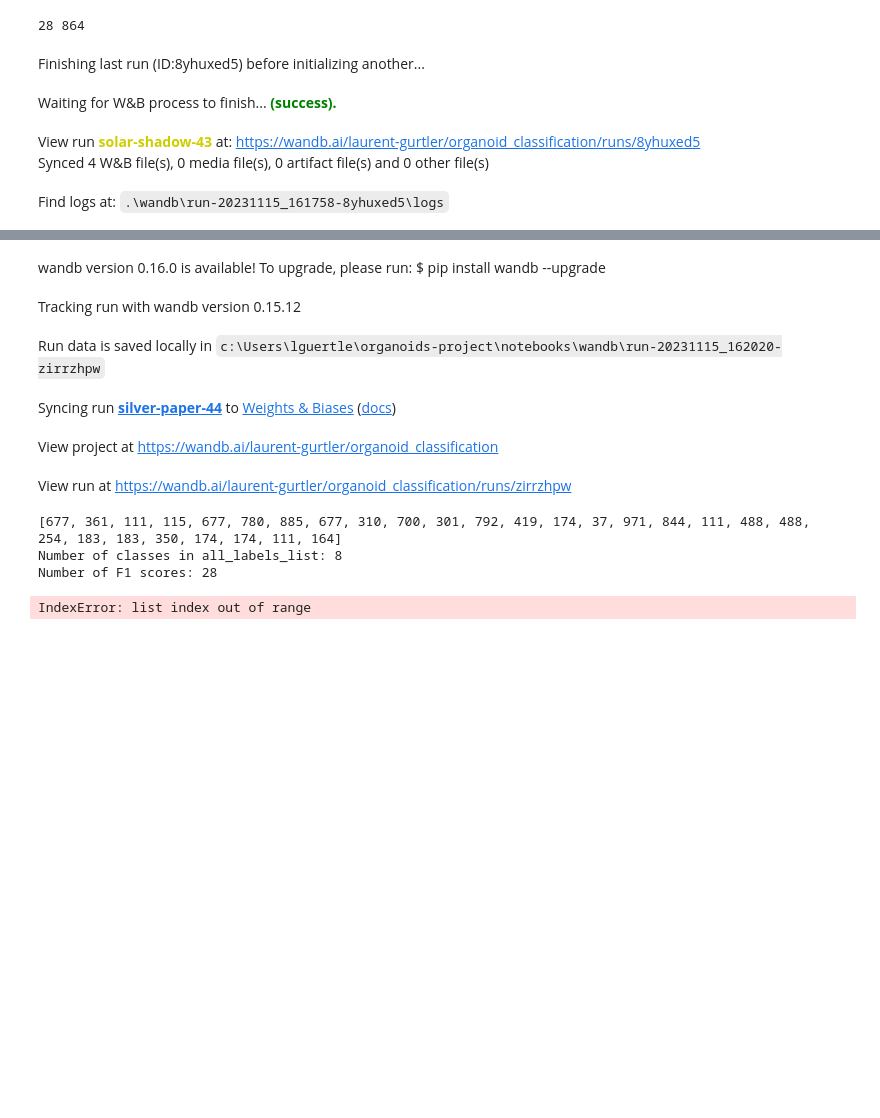
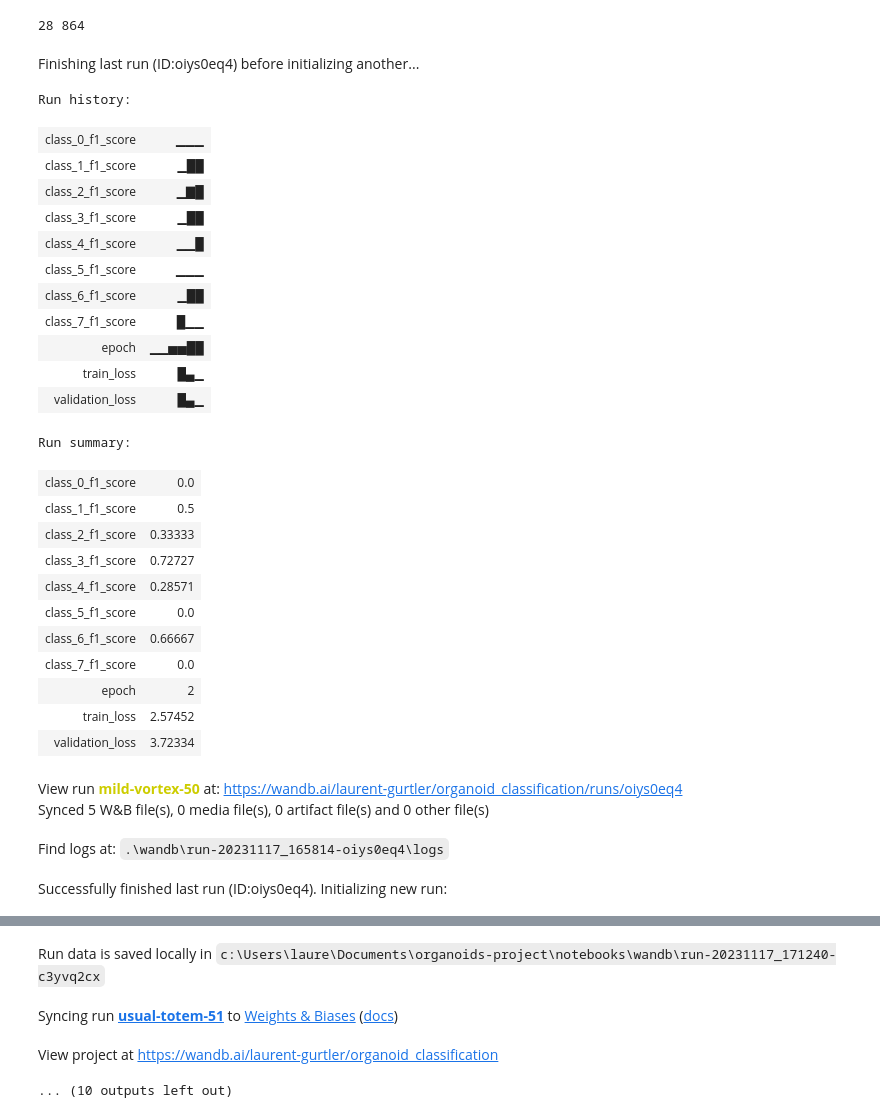
Before and after one commit to lguertle/organoids-project, a Jupyter notebook: notebooks/DL_classifier_CNN.ipynb, the cells around one changed output, grey strips where cells are left out. Saved outputs shown, nothing was run; the diff lists cells and outputs as text; code cells hidden in the pictures; blank space fills up the shorter version.

```diff
--- a/notebooks/DL_classifier_CNN.ipynb
+++ b/notebooks/DL_classifier_CNN.ipynb
@@ -311,7 +312,9 @@ print(len(test_dataset), len(train_dataset))
 model_name = "microsoft/resnet-50"
 num_labels = len(labels)  # The number of unique labels/classes in your dataset
 
-model = ResNetForImageClassification.from_pretrained("microsoft/resnet-50")
+config = ResNetConfig.from_pretrained(model_name, num_labels=num_labels)
+# Instantiate the model with the new configuration
+model = ResNetForImageClassification(config)
 # %%
 from torch.utils.data import DataLoader
 
@@ -373,7 +376,7 @@ for epoch in range(num_epochs):
             images = images.to(device)
             labels = labels.to(device)
             outputs = model(images).logits
-            _, predicted = torch.max(outputs.data, 1)
+            predicted = outputs.argmax(dim=1)
             total += labels.size(0)
             correct += (predicted == labels).sum().item()
             loss = criterion(outputs, labels)
@@ -382,14 +385,19 @@ for epoch in range(num_epochs):
             # Move the labels and predictions to CPU for sklearn metrics
             all_labels.extend(labels.cpu().numpy())
             all_predictions.extend(predicted.cpu().numpy())
+            print(all_labels, all_predictions)
 
     # Calculate accuracy and F1 score
     accuracy = 100 * correct / total
     f1_scores = f1_score(all_labels, all_predictions, average=None, zero_division=0)  # This will give you an array of F1 scores per class
-    print(all_predictions)
-    print(f"Number of classes in all_labels_list: {len(all_labels_list)}")
-    print(f"Number of F1 scores: {len(f1_scores)}")
-    f1_scores_dict = {f"{all_labels_list[idx]}": f1 for idx, f1 in enumerate(f1_scores)}
+    # Check if the length of F1 scores matches the number of labels
+    if len(f1_scores) != len(all_labels_list):
+        print(f"Warning: Number of F1 scores ({len(f1_scores)}) does not match number of classes ({len(all_labels_list)})")
+        # Trim the list of F1 scores to match the number of classes, if necessary
+        f1_scores = f1_scores[:len(all_labels_list)]
+
+    # Create a dictionary of class labels and their corresponding F1 scores
+    f1_scores_dict = {all_labels_list[idx]: f1 for idx, f1 in enumerate(f1_scores)}
     epoch_f1_scores_dict_list.append(f1_scores_dict)
 
     # It might be useful to also get the classification report for all metrics
@@ -413,35 +421,59 @@ for epoch in range(num_epochs):
 if len(epoch_f1_scores_dict_list) >= 5:
     # Get the last 5 epochs' F1-scores for each class
     last_5_epochs_f1_scores = epoch_f1_scores_dict_list[-5:]
 
     # Initialize a dictionary to hold the cumulative F1-scores for the last 5 epochs
     cumulative_f1_scores = {label: 0 for label in all_labels_list}
 
     # Sum the F1-scores for each label across the last 5 epochs
     for epoch_dict in last_5_epochs_f1_scores:
         for label, score in epoch_dict.items():
             cumulative_f1_scores[label] += score
 
     # Calculate the average F1-scores for each label
     average_f1_scores = {label: score / 5 for label, score in cumulative_f1_scores.items()}
 
     plot_average_f1_scores(all_labels_list, average_f1_scores)
 
 
 # After the loop, you may want to log the overall performance
 wandb.log({
     "final_accuracy": accuracy,
     "final_f1_scores": f1_scores.tolist(),  # Convert to list if necessary
     "final_classification_report": classification_rep
 })
 
 print('Finished Training')
 
 # Close the wandb run
 wandb.finish()
 # %% [output]
-Finishing last run (ID:8yhuxed5) before initializing another...
+Finishing last run (ID:oiys0eq4) before initializing another...
+Run history:
+| class_0_f1_score | ▁▁▁ |
+| class_1_f1_score | ▁██ |
+| class_2_f1_score | ▁▇█ |
+| class_3_f1_score | ▁██ |
+| class_4_f1_score | ▁▁█ |
+| class_5_f1_score | ▁▁▁ |
+| class_6_f1_score | ▁██ |
+| class_7_f1_score | █▁▁ |
+| epoch | ▁▁▅▅██ |
+| train_loss | █▄▁ |
+| validation_loss | █▄▁ |
+Run summary:
+| class_0_f1_score | 0.0 |
+| class_1_f1_score | 0.5 |
+| class_2_f1_score | 0.33333 |
+| class_3_f1_score | 0.72727 |
+| class_4_f1_score | 0.28571 |
+| class_5_f1_score | 0.0 |
+| class_6_f1_score | 0.66667 |
+| class_7_f1_score | 0.0 |
+| epoch | 2 |
+| train_loss | 2.57452 |
+| validation_loss | 3.72334 |
-Waiting for W&B process to finish... (success).
+View run mild-vortex-50 at: https://wandb.ai/laurent-gurtler/organoid_classification/runs/oiys0eq4
+Synced 5 W&B file(s), 0 media file(s), 0 artifact file(s) and 0 other file(s)
-View run solar-shadow-43 at: https://wandb.ai/laurent-gurtler/organoid_classification/runs/8yhuxed5
-Synced 4 W&B file(s), 0 media file(s), 0 artifact file(s) and 0 other file(s)
+Find logs at: .\wandb\run-20231117_165814-oiys0eq4\logs
-Find logs at: .\wandb\run-20231115_161758-8yhuxed5\logs
+Successfully finished last run (ID:oiys0eq4). Initializing new run:
@@ -449,10 +481,4 @@ Successfully finished last run (ID:8yhuxed5). Initializing new run:
-wandb version 0.16.0 is available! To upgrade, please run: $ pip install wandb --upgrade
+Run data is saved locally in c:\Users\laure\Documents\organoids-project\notebooks\wandb\run-20231117_171240-c3yvq2cx
-Tracking run with wandb version 0.15.12
+Syncing run usual-totem-51 to Weights & Biases (docs)
-Run data is saved locally in c:\Users\lguertle\organoids-project\notebooks\wandb\run-20231115_162020-zirrzhpw
+View project at https://wandb.ai/laurent-gurtler/organoid_classification
-Syncing run silver-paper-44 to Weights & Biases (docs)
-View project at https://wandb.ai/laurent-gurtler/organoid_classification
-View run at https://wandb.ai/laurent-gurtler/organoid_classification/runs/zirrzhpw
-[677, 361, 111, 115, 677, 780, 885, 677, 310, 700, 301, 792, 419, 174, 37, 971, 844, 111, 488, 488, 254, 183, 183, 350, 174, 174, 111, 164]
-Number of classes in all_labels_list: 8
-Number of F1 scores: 28
-IndexError: list index out of range
+... (10 outputs left out)
```
Also changed, not shown: parts of 3 cells of this notebook.
